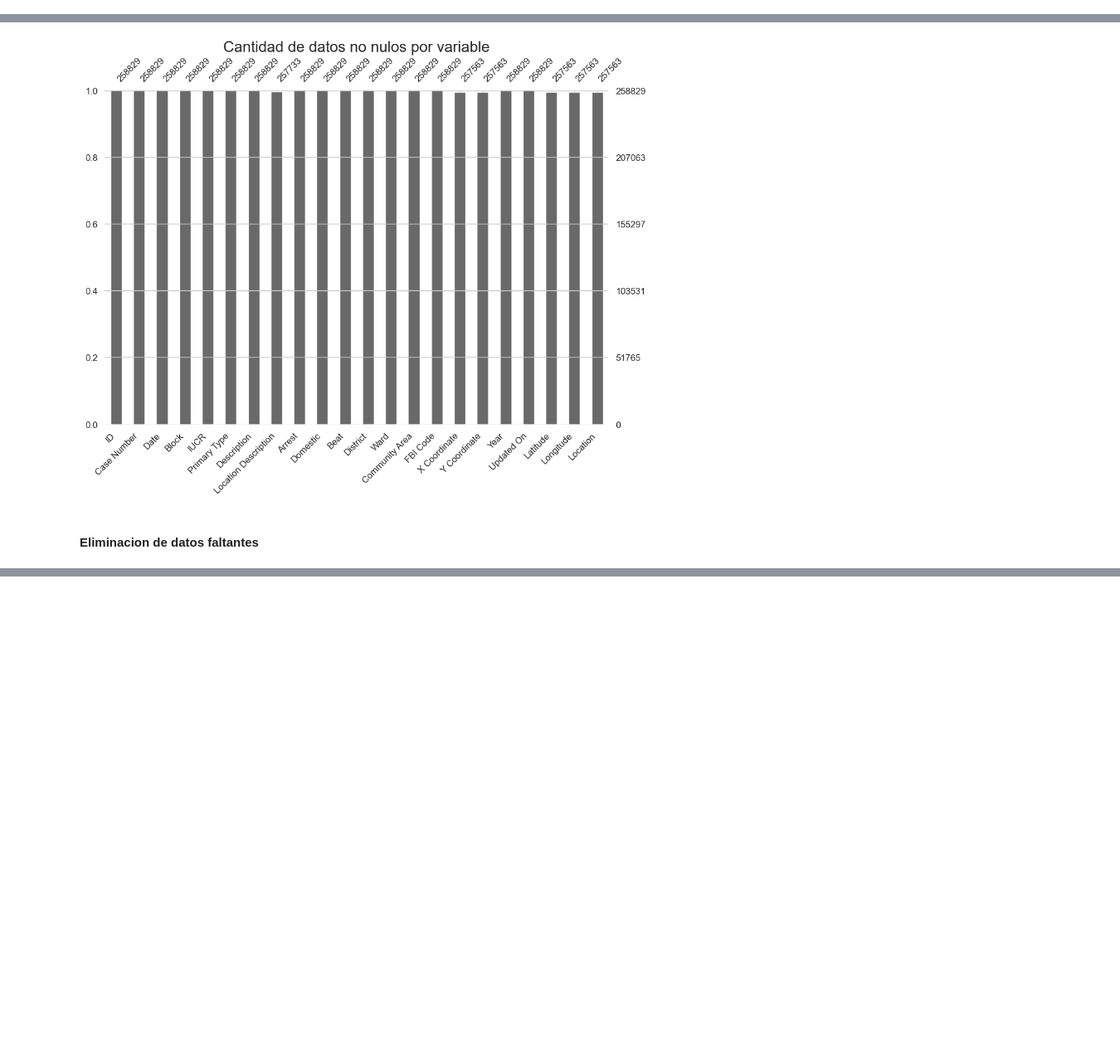
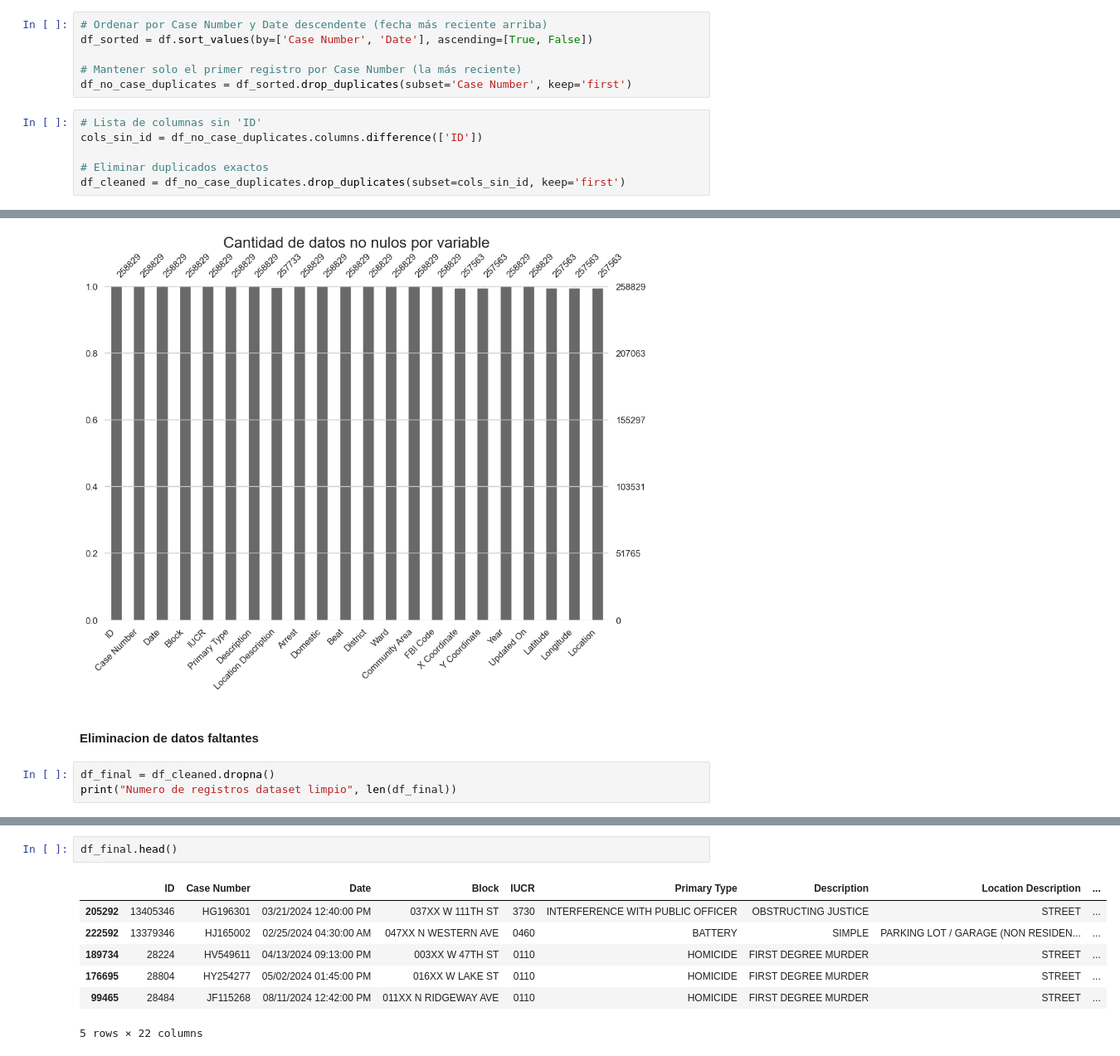
Before and after one commit to AlejandroValle99/trabajo_practico-AdD_g8, a Jupyter notebook: main.ipynb, the cells around one changed output, grey strips where cells are left out. Shown at 83% size. Cells and saved outputs as stored; diff of their text form; blank space fills up the shorter version.

Commit message:
dataset limpiez

```diff
--- a/main.ipynb
+++ b/main.ipynb
@@ -181,0 +240,12 @@ Name: count, dtype: int64
+# %%
+# Ordenar por Case Number y Date descendente (fecha más reciente arriba)
+df_sorted = df.sort_values(by=['Case Number', 'Date'], ascending=[True, False])
+
+# Mantener solo el primer registro por Case Number (la más reciente)
+df_no_case_duplicates = df_sorted.drop_duplicates(subset='Case Number', keep='first')
+# %%
+# Lista de columnas sin 'ID'
+cols_sin_id = df_no_case_duplicates.columns.difference(['ID'])
+
+# Eliminar duplicados exactos
+df_cleaned = df_no_case_duplicates.drop_duplicates(subset=cols_sin_id, keep='first')
@@ -245,3 +328,6 @@ plt.show()
 [figure]
 # %% [markdown]
 #### Eliminacion de datos faltantes
+# %%
+df_final = df_cleaned.dropna()
+print("Numero de registros dataset limpio", len(df_final))
@@ -247,0 +363,10 @@ plt.show()
+# %%
+df_final.head()
+# %% [output]
+|  | ID | Case Number | Date | Block | IUCR | Primary Type | Description | Location Description | ... |
+| 205292 | 13405346 | HG196301 | 03/21/2024 12:40:00 PM | 037XX W 111TH ST | 3730 | INTERFERENCE WITH PUBLIC OFFICER | OBSTRUCTING JUSTICE | STREET | ... |
+| 222592 | 13379346 | HJ165002 | 02/25/2024 04:30:00 AM | 047XX N WESTERN AVE | 0460 | BATTERY | SIMPLE | PARKING LOT / GARAGE (NON RESIDEN... | ... |
+| 189734 | 28224 | HV549611 | 04/13/2024 09:13:00 PM | 003XX W 47TH ST | 0110 | HOMICIDE | FIRST DEGREE MURDER | STREET | ... |
+| 176695 | 28804 | HY254277 | 05/02/2024 01:45:00 PM | 016XX W LAKE ST | 0110 | HOMICIDE | FIRST DEGREE MURDER | STREET | ... |
+| 99465 | 28484 | JF115268 | 08/11/2024 12:42:00 PM | 011XX N RIDGEWAY AVE | 0110 | HOMICIDE | FIRST DEGREE MURDER | STREET | ... |
+5 rows × 22 columns
```
Also changed, not shown: parts of 15 cells of this notebook, 2 other files.
